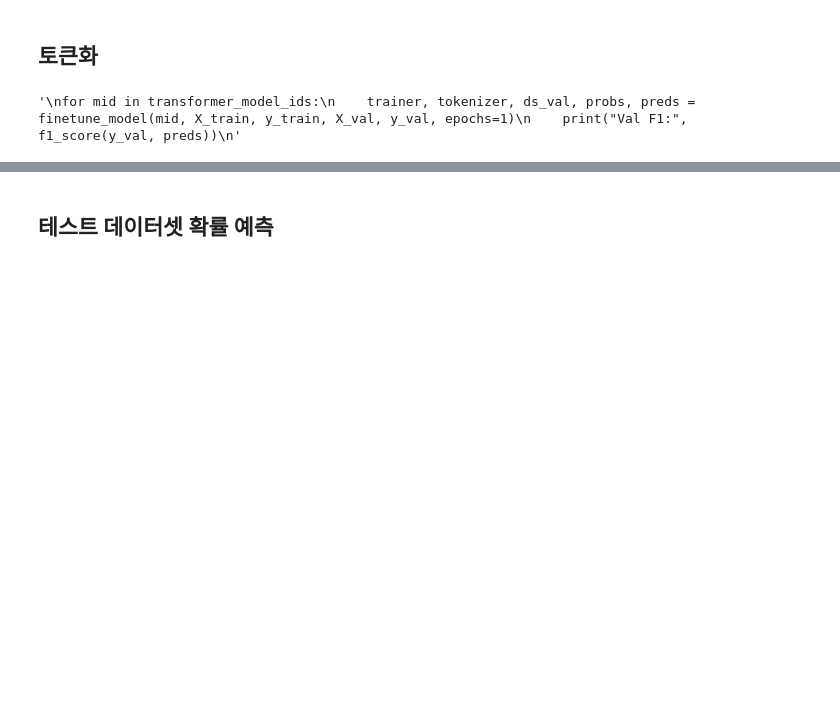
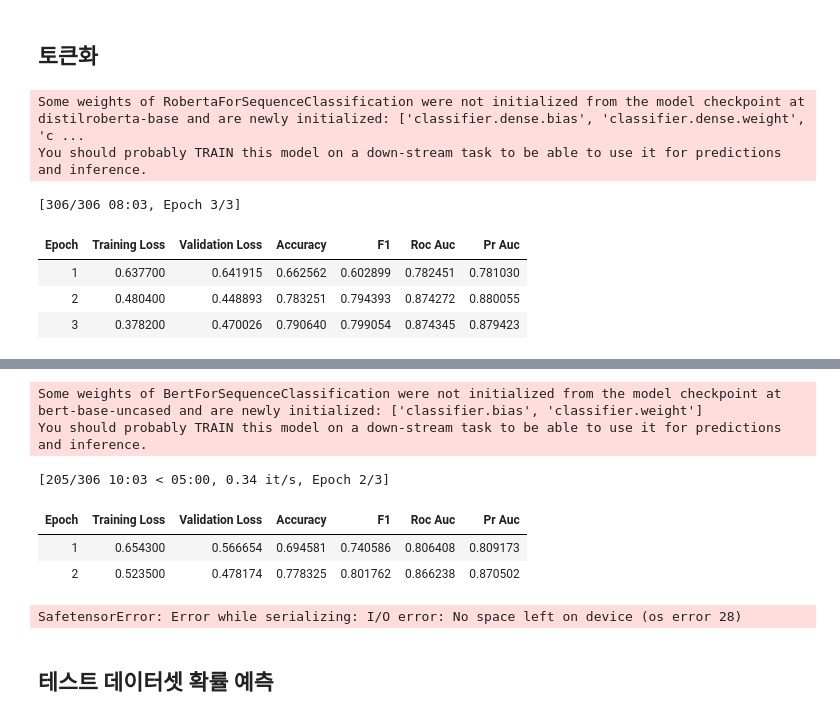
Before and after one commit to yuminlee8/project, a Jupyter notebook: notebooks/project01.ipynb, the cells around one changed output, grey strips where cells are left out. Drawn from its saved outputs; the diff is of its cells as text; code cells hidden in the pictures; blank space fills up the shorter version.

```diff
--- a/notebooks/project01.ipynb
+++ b/notebooks/project01.ipynb
@@ -257,13 +274,31 @@ def finetune_model(model_name, X_train, y_train, X_val, y_val, epochs=1):
 # %%
 transformer_model_ids = [
     "distilroberta-base",
     "bert-base-uncased",
     "distilbert-base-uncased",
 ]
-'''
-for mid in transformer_model_ids:
-    trainer, tokenizer, ds_val, probs, preds = finetune_model(mid, X_train, y_train, X_val, y_val, epochs=1)
-    print("Val F1:", f1_score(y_val, preds))
-'''
+
+results = {}
+
+for tf_model in transformer_model_ids:
+    trainer, tokenizer, ds_val, probs, preds = finetune_model(
+    tf_model, X_train, y_train, X_val, y_val, epochs=3
+)
+    results[tf_model] = {
+        'f1': f1_score(y_val, preds),
+        'accuracy': accuracy_score(y_val, preds),
+        'roc_auc': roc_auc_score(y_val, preds)
+    }
+
+    print(f"Model: {tf_model}")
+    print(f" - F1: {results[tf_model]['f1']:.4f}")
+    print(f" - Accuracy: {results[tf_model]['accuracy']:.4f}")
+    print(f" - ROC-AUC: {results[tf_model]['roc_auc']:.4f}")
 # %% [output]
-'\nfor mid in transformer_model_ids:\n    trainer, tokenizer, ds_val, probs, preds = finetune_model(mid, X_train, y_train, X_val, y_val, epochs=1)\n    print("Val F1:", f1_score(y_val, preds))\n'
+Some weights of RobertaForSequenceClassification were not initialized from the model checkpoint at distilroberta-base and are newly initialized: ['classifier.dense.bias', 'classifier.dense.weight', 'c ...
+You should probably TRAIN this model on a down-stream task to be able to use it for predictions and inference.
+[306/306 08:03, Epoch 3/3]
+| Epoch | Training Loss | Validation Loss | Accuracy | F1 | Roc Auc | Pr Auc |
+| 1 | 0.637700 | 0.641915 | 0.662562 | 0.602899 | 0.782451 | 0.781030 |
+| 2 | 0.480400 | 0.448893 | 0.783251 | 0.794393 | 0.874272 | 0.880055 |
+| 3 | 0.378200 | 0.470026 | 0.790640 | 0.799054 | 0.874345 | 0.879423 |
@@ -270,3 +306,10 @@ for mid in transformer_model_ids:
+Some weights of BertForSequenceClassification were not initialized from the model checkpoint at bert-base-uncased and are newly initialized: ['classifier.bias', 'classifier.weight']
+You should probably TRAIN this model on a down-stream task to be able to use it for predictions and inference.
+[205/306 10:03 < 05:00, 0.34 it/s, Epoch 2/3]
+| Epoch | Training Loss | Validation Loss | Accuracy | F1 | Roc Auc | Pr Auc |
+| 1 | 0.654300 | 0.566654 | 0.694581 | 0.740586 | 0.806408 | 0.809173 |
+| 2 | 0.523500 | 0.478174 | 0.778325 | 0.801762 | 0.866238 | 0.870502 |
+SafetensorError: Error while serializing: I/O error: No space left on device (os error 28)
 # %% [markdown]
 ## 테스트 데이터셋 확률 예측
 # %% [markdown]
```
Also changed, not shown: parts of 5 cells of this notebook.
